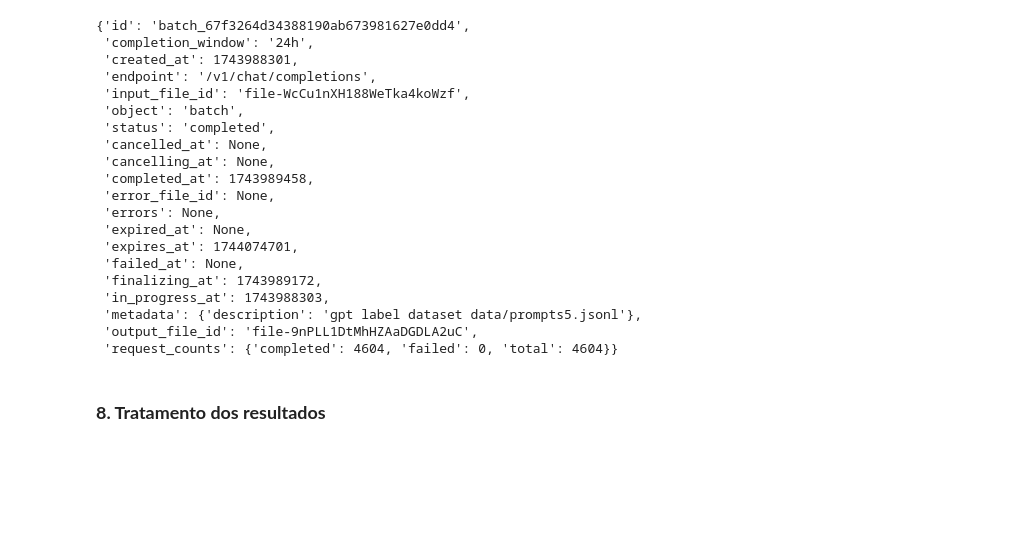
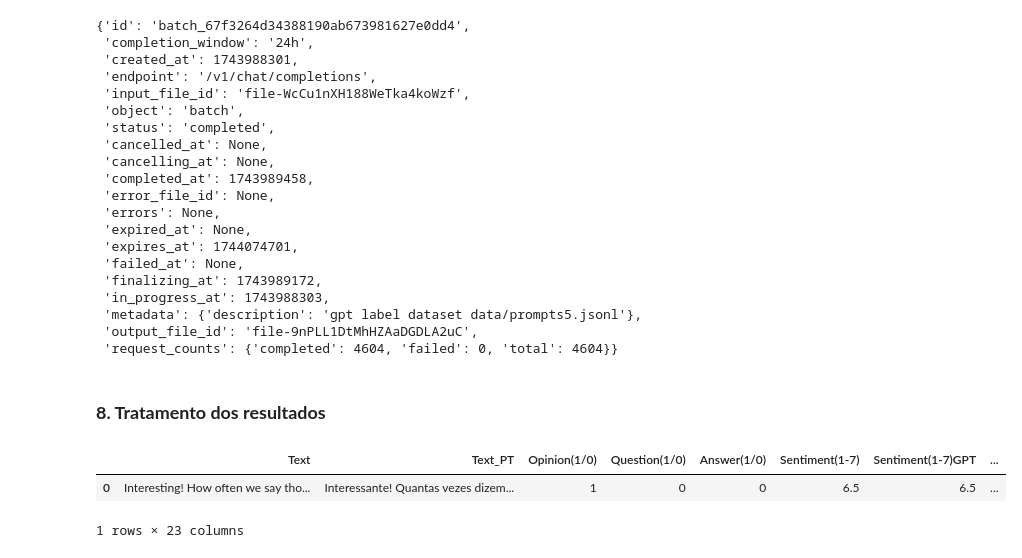
Before and after one commit to antoniolmcandido/api-gpt-label-datasets, a Jupyter notebook: notebook.ipynb, the cells around one changed output. Drawn from its saved outputs; the diff is of its cells as text; code cells hidden in the pictures; blank space fills up the shorter version.

```diff
--- a/notebook.ipynb
+++ b/notebook.ipynb
@@ -318,6 +318,15 @@ def get_labels(caminho_arquivo):
 # %%
 r1 = get_labels('data/resultados1.jsonl')
 r2 = get_labels('data/resultados2.jsonl')
 r3 = get_labels('data/resultados3.jsonl')
 r4 = get_labels('data/resultados4.jsonl')
 r5 = get_labels('data/resultados5.jsonl')
+
+# labels = pd.Series(r1 + r2 + r3 + r4 + r5).apply(lambda x: 0 if x < 4 else 1)
+labels = pd.Series(r1 + r2 + r3 + r4 + r5)
+df.insert(6, column="Sentiment(1-7)GPT", value=labels)
+df.head(1)
+# %% [output]
+|  | Text | Text_PT | Opinion(1/0) | Question(1/0) | Answer(1/0) | Sentiment(1-7) | Sentiment(1-7)GPT | ... |
+| 0 | Interesting! How often we say tho... | Interessante! Quantas vezes dizem... | 1 | 0 | 0 | 6.5 | 6.5 | ... |
+1 rows × 23 columns
```
Also changed, not shown: parts of 9 cells of this notebook.
